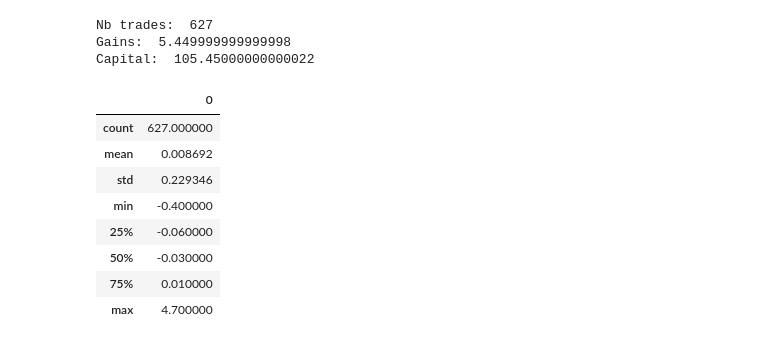
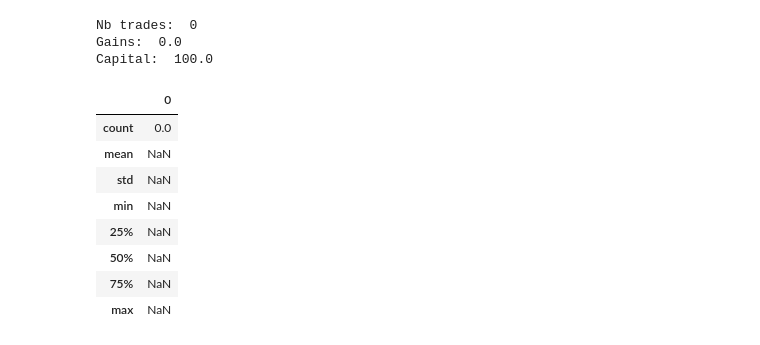
Before and after one commit to Qlexio/DL_robot, a Jupyter notebook: training.ipynb, the cells around one changed output. Saved outputs shown, nothing was run; the diff lists cells and outputs as text; code cells hidden in the pictures.

```diff
--- a/training.ipynb
+++ b/training.ipynb
@@ -62,6 +62,7 @@ print(rsi[:20])
 # %%
-eurusd_M5 = mt5.copy_rates_from_pos("EURUSD", mt5.TIMEFRAME_M5, 0, 99_999) # 99_999
-eurusd_M30 = mt5.copy_rates_from_pos("EURUSD", mt5.TIMEFRAME_M30, 0, 99_999) # 99_999
+currency = "GBPUSD" # "EURCHF" "EURUSD"
+eurusd_M5 = mt5.copy_rates_from_pos(currency, mt5.TIMEFRAME_M5, 0, 1_000) # 99_999
+eurusd_M30 = mt5.copy_rates_from_pos(currency, mt5.TIMEFRAME_M30, 0, 1_000) # 99_999
 
 print(eurusd_M5[-1])
 print(eurusd_M30[-1])
@@ -789,8 +799,8 @@ print(curr)
 print(prev)
 print("***")
 from datetime import datetime
-for i in range(7255, 7257):
-    print(datetime.fromtimestamp(pd_eurusd["time"].iloc[i]), " *** ", pd_eurusd["open_x"].iloc[i], " *** ", pd_eurusd["high_x"].iloc[i], " *** ", pd_eurusd["low_x"].iloc[i], " *** ", pd_eurusd["close_x"].iloc[i])
+# for i in range(7255, 7257):
+#     print(datetime.fromtimestamp(pd_eurusd["time"].iloc[i]), " *** ", pd_eurusd["open_x"].iloc[i], " *** ", pd_eurusd["high_x"].iloc[i], " *** ", pd_eurusd["low_x"].iloc[i], " *** ", pd_eurusd["close_x"].iloc[i])
 
 print(datetime.fromtimestamp(pd_eurusd["time"].iloc[0]))
 print(datetime.fromtimestamp(pd_eurusd["time"].iloc[len(pd_eurusd)-1]))
@@ -815,8 +823,10 @@ def pivot(high, low, close):
     return R1, S1
 
 capital = 100
-mise = 10
+lot = 0.01
+
 levier = 30
+mise = round(100_000 * lot / 30, 2)
 spread = 2
 # current_pos_i = 0
 # current_pos_j = 0
@@ -824,9 +834,10 @@ gains = np.array([])
 truc = []
 test = []
 trades = 0
+
+end = []
 for _ in range(1, len(timer)):
-    # print(_)
-    for i in range(timer[_-1]+2, timer[_]):
+    for i in range(timer[_-1]+52, timer[_]):
         signalFrac = False
         signalCCI = 0
         entree = 0
@@ -841,75 +852,73 @@ for _ in range(1, len(timer)):
         # Entrée
         # Baisse
         if signalCCI == 1 and signalFrac:
-            test.append([i, 1])
+
             capital -= mise
             if capital < 0:
                 print("Pas assez de fonds: ", capital, " i: ", i)
                 break
             R1, S1 = pivot(pd_eurusd["high_x"].iloc[i-1], pd_eurusd["low_x"].iloc[i-1], pd_eurusd["close_x"].iloc[i-1])
-            # if pd_eurusd["spread_x"].iloc[i] < spread:
             entree = pd_eurusd["open_x"].iloc[i]
             for j in range(i+1, timer[_]):
-                if pd_eurusd["high_x"].iloc[j] >= R1: # or gain <= -mise * 20 / 100:
+                if pd_eurusd["high_x"].iloc[j] >= R1:
                     if pd_eurusd["spread_x"].iloc[j] <= spread:
-                        gain = round( ((entree - (R1 + pd_eurusd["spread_x"].iloc[j] * 0.0001)) * 10_000) * ((0.0001 * mise * levier) / entree), 2)
+                        gain = round( ((entree - (R1 + pd_eurusd["spread_x"].iloc[j] * 0.0001)) * 10_000) * ((0.0001 * 100_000 * lot) / entree), 2)
                         capital += round(mise + gain, 2)
                         gains = np.append(gains, gain)
                         trades += 1
-                        truc.append([i, j, capital, 1, mise + gain])# np.append(truc, [(entree - (R1 + pd_eurusd["spread_x"].iloc[j])) * 10_000])
+
+                        end.append([i, j])
                         break
                 elif pd_eurusd["low_x"].iloc[j] <= S1:
                     R1, S1 = pivot(pd_eurusd["high_x"].iloc[j-1], pd_eurusd["low_x"].iloc[j-1], pd_eurusd["close_x"].iloc[j-1])
             else:
                 capital += mise
         # Hausse
         elif signalCCI == -1 and signalFrac:
             R1, S1 = pivot(pd_eurusd["high_x"].iloc[i-1], pd_eurusd["low_x"].iloc[i-1], pd_eurusd["close_x"].iloc[i-1])
             if pd_eurusd["spread_x"].iloc[i] <= spread:
-                test.append([i, -1])
+
                 capital -= mise
                 if capital < 0:
                     print("Pas assez de fonds: ", capital, " i: ", i)
                     break
                 entree = pd_eurusd["open_x"].iloc[i] + pd_eurusd["spread_x"].iloc[i] * 0.0001
                 for j in range(i+1, timer[_]):
                     if pd_eurusd["low_x"].iloc[j] <= S1: # or gain < -mise * 20 / 100:
-                        gain = round( ((S1 - entree) * 10_000) * ((0.0001 * mise * levier) / S1), 2)
+                        gain = round( ((S1 - entree) * 10_000) * ((0.0001 * 100_000 * lot) / S1), 2)
                         capital += round(mise + gain, 2)
                         gains = np.append(gains, gain)
                         trades += 1
-                        truc.append([i, j, capital, -1, mise + gain]) # np.append(truc, [(S1 - entree) * 10_000])
+
+                        end.append([i, j])
                         break
                     elif pd_eurusd["high_x"].iloc[j] >= R1:
                         R1, S1 = pivot(pd_eurusd["high_x"].iloc[j-1], pd_eurusd["low_x"].iloc[j-1], pd_eurusd["close_x"].iloc[j-1])
                 else:
                     capital += mise
 
 
 print("Nb trades: ", trades)
 print("Gains: ", gains.sum())
 print("Capital: ", capital)
-# print(truc)
-# print(test)
-# print(len(truc))
-# print(len(test))
-# print(current_pos_i, " *** ", pd_eurusd["open_x"].iloc[current_pos_i])
-# print(current_pos_j, " *** ", pd_eurusd["low_x"].iloc[current_pos_j])
+# print(end[-1])
+# print(pd_eurusd["close_x"].iloc[end[-1][0]], " - ", end[-1][0], " *** ", pd_eurusd["close_x"].iloc[end[-1][1]], " - ", end[-1][1])
+
 test = pd.DataFrame(gains)
 test.describe()
 # %% [output]
-Nb trades:  627
-Gains:  5.449999999999998
-Capital:  105.45000000000022
+Nb trades:  0
+Gains:  0.0
+Capital:  100.0
 |  | 0 |
-| count | 627.000000 |
-| mean | 0.008692 |
-| std | 0.229346 |
-| min | -0.400000 |
-| 25% | -0.060000 |
-| 50% | -0.030000 |
-| 75% | 0.010000 |
-| max | 4.700000 |
+| count | 0.0 |
+| mean | NaN |
+| std | NaN |
+| min | NaN |
+| 25% | NaN |
+| 50% | NaN |
+| 75% | NaN |
+| max | NaN |
 # %%
 # A1 = 0
 # A2 = 1
```
Also changed, not shown: parts of 10 cells of this notebook, 5 other files.
